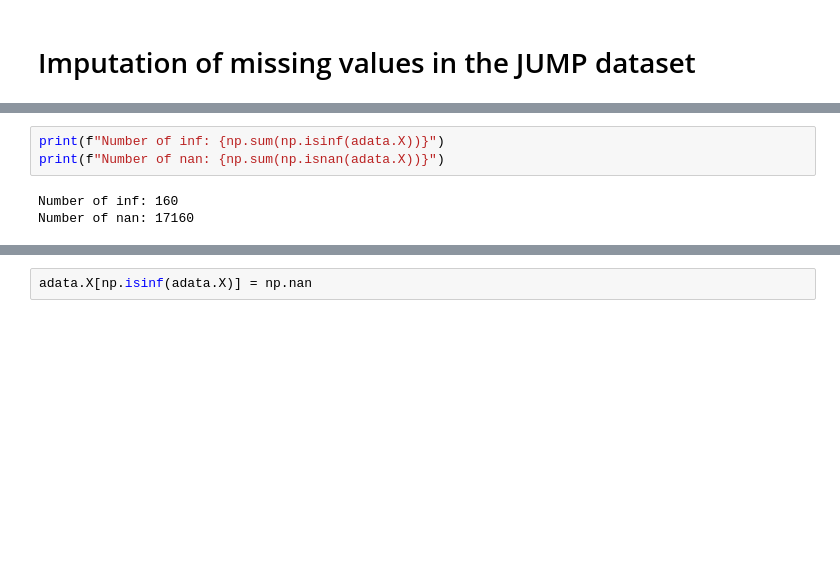
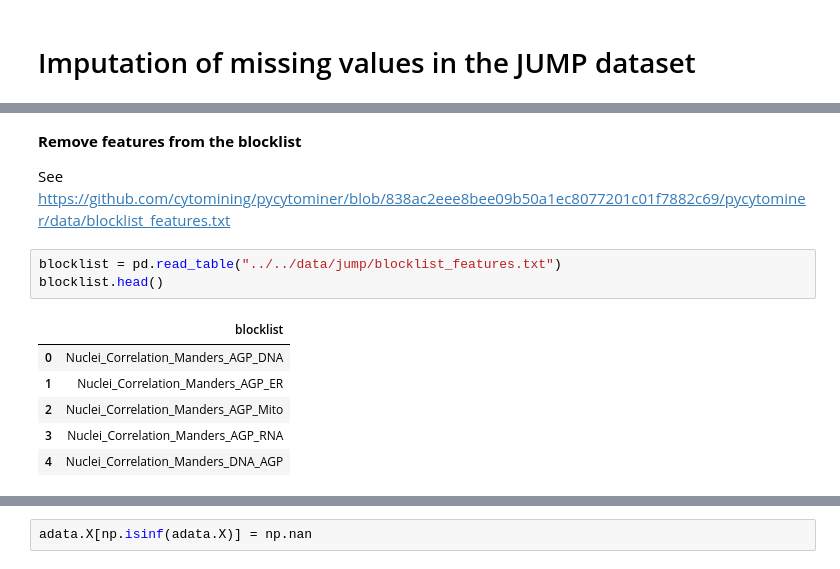
Before and after one commit to mBiocoder/batch_correction_cellpainting, a Jupyter notebook: notebooks/data_preprocessing/jump_imputation.ipynb, the cells around one changed output, grey strips where cells are left out. Saved outputs shown, nothing was run; the diff lists cells and outputs as text; blank space fills up the shorter version.

```diff
--- a/notebooks/data_preprocessing/jump_imputation.ipynb
+++ b/notebooks/data_preprocessing/jump_imputation.ipynb
@@ -93,6 +32,14 @@ AnnData object with n_obs × n_vars = 215995 × 4762
-# %%
-print(f"Number of inf: {np.sum(np.isinf(adata.X))}")
-print(f"Number of nan: {np.sum(np.isnan(adata.X))}")
-# %% [output]
-Number of inf: 160
-Number of nan: 17160
+# %% [markdown]
+**Remove features from the blocklist**
+
+See https://github.com/cytomining/pycytominer/blob/838ac2eee8bee09b50a1ec8077201c01f7882c69/pycytominer/data/blocklist_features.txt
+# %%
+blocklist = pd.read_table("../../data/jump/blocklist_features.txt")
+blocklist.head()
+# %% [output]
+|  | blocklist |
+| 0 | Nuclei_Correlation_Manders_AGP_DNA |
+| 1 | Nuclei_Correlation_Manders_AGP_ER |
+| 2 | Nuclei_Correlation_Manders_AGP_Mito |
+| 3 | Nuclei_Correlation_Manders_AGP_RNA |
+| 4 | Nuclei_Correlation_Manders_DNA_AGP |
```
Also changed, not shown: parts of 40 cells of this notebook, 1 other file.
